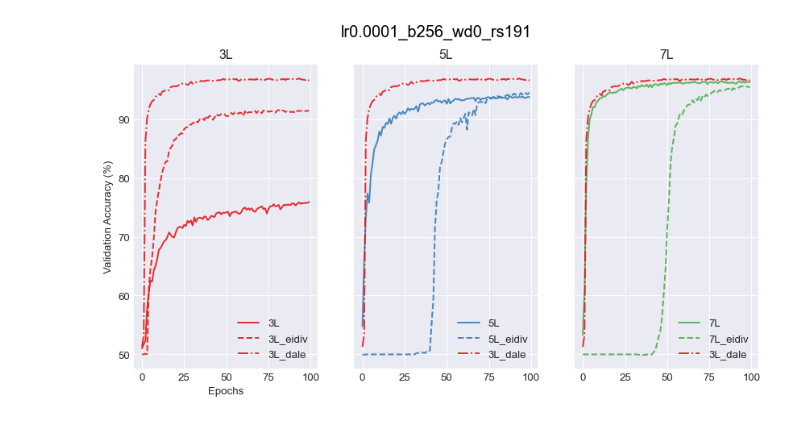
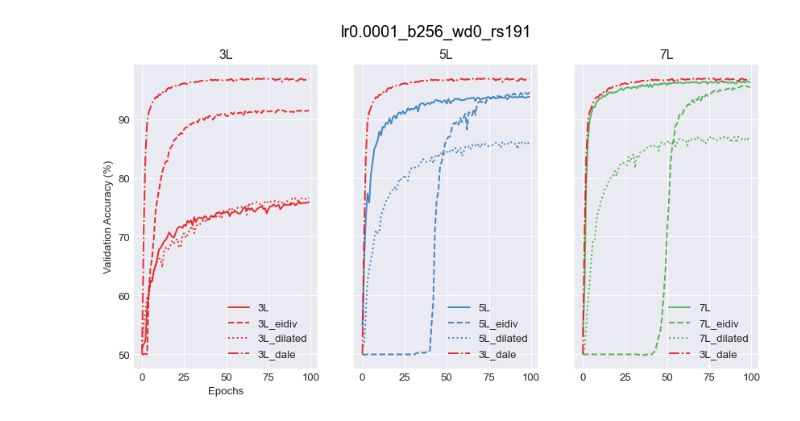
Before and after one commit to hiyuantang/marked_long, a Jupyter notebook: results/vis.ipynb, the cells around one changed output. Saved outputs shown, nothing was run; the diff lists cells and outputs as text; code cells hidden in the pictures.

```diff
--- a/results/vis.ipynb
+++ b/results/vis.ipynb
@@ -239,10 +251,10 @@ plt.show()
 # %%
-acc_list = np.array([L3_rs77, L3eidiv_rs77, L3dale_rs77,
-                    L5_rs77, L5eidiv_rs77,
-                    L7_rs77, L7eidiv_rs77,], dtype=object)
-name_list = np.array(['3L', '3L_eidiv', '3L_dale',
-                      '5L', '5L_eidiv',
-                      '7L', '7L_eidiv'])
+acc_list = np.array([L3_rs77, L3eidiv_rs77, L3dil_rs77, L3dale_rs77,
+                    L5_rs77, L5eidiv_rs77, L5dil_rs77,
+                    L7_rs77, L7eidiv_rs77, L7dil_rs77], dtype=object)
+name_list = np.array(['3L', '3L_eidiv', '3L_dilated', '3L_dale',
+                      '5L', '5L_eidiv', '5L_dilated',
+                      '7L', '7L_eidiv', '7L_dilated'])
 plt.style.use('seaborn-darkgrid')
 dpi = 96
 linewidth = 1.5
@@ -253,7 +265,12 @@ ax[0].set_title('3L'), ax[1].set_title('5L'), ax[2].set_title('7L')
 ax[0].set_ylabel('Validation Accuracy (%)'), ax[0].set_xlabel('Epochs')
 for i in range(len(acc_list)):
     num = int(name_list[i][0])//2-1
-    if 'eidiv' in name_list[i]:
+    if 'dilated' in name_list[i]:
+        ax[num].plot(acc_list[i], linestyle='dotted',
+                     color=palette(num),
+                     linewidth=linewidth, alpha=0.9, label=name_list[i]
+                     )
+    elif 'eidiv' in name_list[i]:
         ax[num].plot(acc_list[i], linestyle='--',
                      color=palette(num),
                      linewidth=linewidth, alpha=0.9, label=name_list[i]
@@ -284,10 +301,10 @@ plt.show()
 # %%
-acc_list = np.array([L3_rs191, L3eidiv_rs191, L3dale_rs77,
-                    L5_rs191, L5eidiv_rs191,
-                    L7_rs191, L7eidiv_rs191,], dtype=object)
-name_list = np.array(['3L', '3L_eidiv', '3L_dale',
-                      '5L', '5L_eidiv',
-                      '7L', '7L_eidiv'])
+acc_list = np.array([L3_rs191, L3eidiv_rs191, L3dil_rs191, L3dale_rs191,
+                    L5_rs191, L5eidiv_rs191, L5dil_rs191,
+                    L7_rs191, L7eidiv_rs191, L7dil_rs191], dtype=object)
+name_list = np.array(['3L', '3L_eidiv', '3L_dilated', '3L_dale',
+                      '5L', '5L_eidiv', '5L_dilated',
+                      '7L', '7L_eidiv', '7L_dilated'])
 plt.style.use('seaborn-darkgrid')
 dpi = 96
 linewidth = 1.5
@@ -296,34 +313,39 @@ fig, ax = plt.subplots(1, 3, sharex=True, sharey=True,
 palette = plt.get_cmap('Set1')
 ax[0].set_title('3L'), ax[1].set_title('5L'), ax[2].set_title('7L')
 ax[0].set_ylabel('Validation Accuracy (%)'), ax[0].set_xlabel('Epochs')
 for i in range(len(acc_list)):
     num = int(name_list[i][0])//2-1
-    if 'eidiv' in name_list[i]:
+    if 'dilated' in name_list[i]:
+        ax[num].plot(acc_list[i], linestyle='dotted',
+                     color=palette(num),
+                     linewidth=linewidth, alpha=0.9, label=name_list[i]
+                     )
+    elif 'eidiv' in name_list[i]:
         ax[num].plot(acc_list[i], linestyle='--',
                      color=palette(num),
                      linewidth=linewidth, alpha=0.9, label=name_list[i]
                      )
     elif 'dale' in name_list[i]:
         ax[num].plot(acc_list[i], linestyle='-.',
                      color=palette(num),
                      linewidth=linewidth, alpha=0.9, label=name_list[i]
                      )
     else:
         ax[num].plot(acc_list[i], linestyle='-',
                      color=palette(num),
                      linewidth=linewidth, alpha=0.9, label=name_list[i]
                      )
 for i in (1, 2):
-    ax[i].plot(L3dale_rs77, linestyle='-.',
+    ax[i].plot(L3dale_rs191, linestyle='-.',
                color=palette(0),
                linewidth=linewidth, alpha=0.9, label='3L_dale'
                )
 legend_loc = 'lower right'
 ax[0].legend(loc=legend_loc), ax[1].legend(
     loc=legend_loc), ax[2].legend(loc=legend_loc)
 plt.suptitle('lr0.0001_b256_wd0_rs191',
              fontsize=15, fontweight=0, color='black')
 plt.show()
 # %% [output]
-[figure, old version]
+[figure, new version]
 # %%
```
Also changed, not shown: parts of 14 cells of this notebook, 9 other files.
